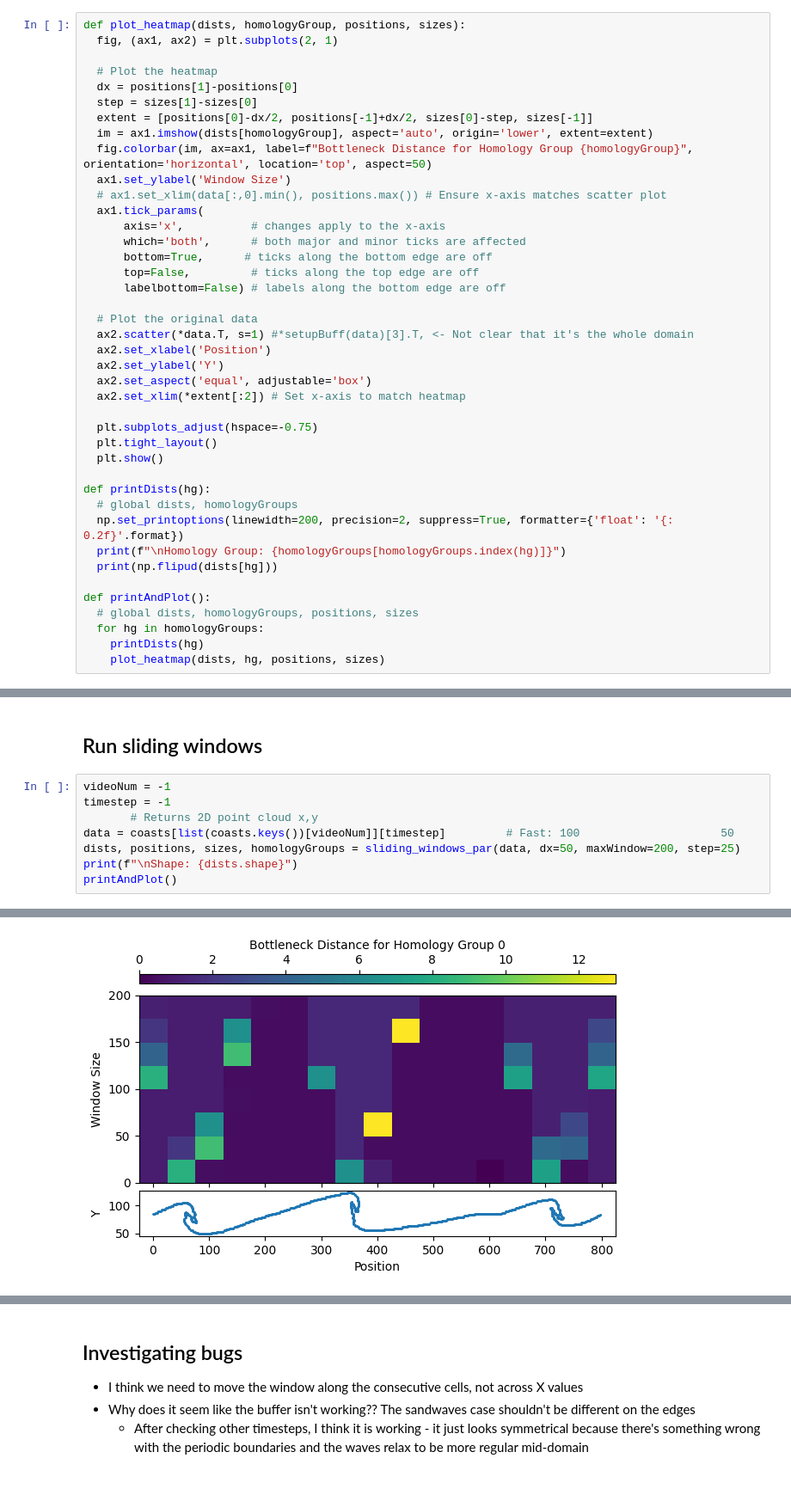
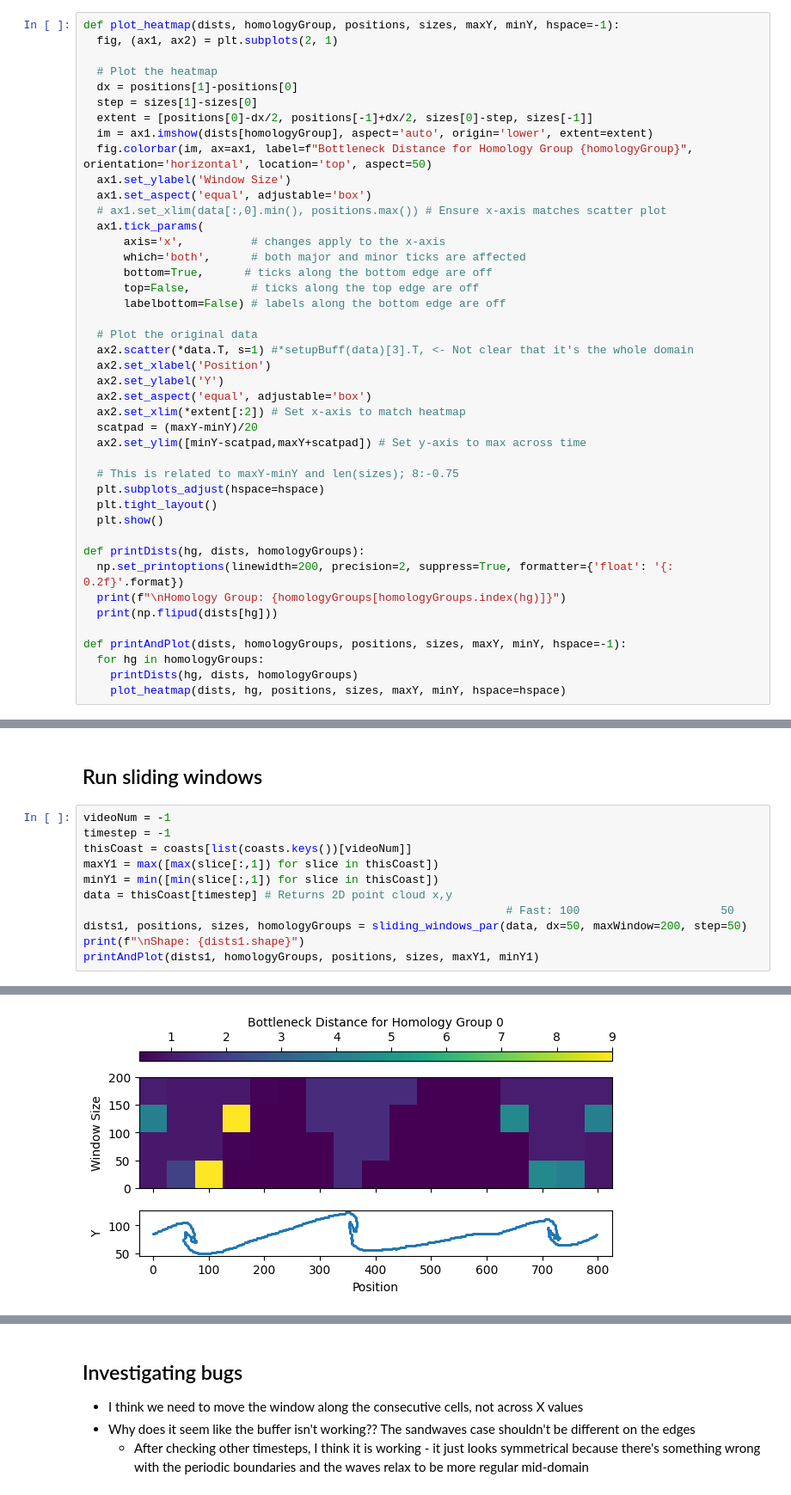
Before and after one commit to dmcdoug/Topology-of-Shoreline-Features, a Jupyter notebook: sliding_window.ipynb, the cells around one changed output, grey strips where cells are left out. Shown: that part at 86% size. Drawn from its saved outputs; the diff is of its cells as text.

```diff
--- a/sliding_window.ipynb
+++ b/sliding_window.ipynb
@@ -152,7 +152,7 @@ def sliding_windows_par(pointCloud, homologyGroups=None, dx=None, maxWindow=None
 # %% [markdown]
 ## Functions for plotting heatmaps
 # %%
-def plot_heatmap(dists, homologyGroup, positions, sizes):
+def plot_heatmap(dists, homologyGroup, positions, sizes, maxY, minY, hspace=-1):
   fig, (ax1, ax2) = plt.subplots(2, 1)
 
   # Plot the heatmap
@@ -162,6 +162,7 @@ def plot_heatmap(dists, homologyGroup, positions, sizes):
   im = ax1.imshow(dists[homologyGroup], aspect='auto', origin='lower', extent=extent)
   fig.colorbar(im, ax=ax1, label=f"Bottleneck Distance for Homology Group {homologyGroup}", orientation='horizontal', location='top', aspect=50)
   ax1.set_ylabel('Window Size')
+  ax1.set_aspect('equal', adjustable='box')
   # ax1.set_xlim(data[:,0].min(), positions.max()) # Ensure x-axis matches scatter plot
   ax1.tick_params(
       axis='x',          # changes apply to the x-axis
@@ -176,21 +177,22 @@ def plot_heatmap(dists, homologyGroup, positions, sizes):
   ax2.set_ylabel('Y')
   ax2.set_aspect('equal', adjustable='box')
   ax2.set_xlim(*extent[:2]) # Set x-axis to match heatmap
+  scatpad = (maxY-minY)/20
+  ax2.set_ylim([minY-scatpad,maxY+scatpad]) # Set y-axis to max across time
 
-  plt.subplots_adjust(hspace=-0.75)
+  # This is related to maxY-minY and len(sizes); 8:-0.75
+  plt.subplots_adjust(hspace=hspace)
   plt.tight_layout()
   plt.show()
 
-def printDists(hg):
-  # global dists, homologyGroups
+def printDists(hg, dists, homologyGroups):
   np.set_printoptions(linewidth=200, precision=2, suppress=True, formatter={'float': '{: 0.2f}'.format})
   print(f"\nHomology Group: {homologyGroups[homologyGroups.index(hg)]}")
   print(np.flipud(dists[hg]))
 
-def printAndPlot():
-  # global dists, homologyGroups, positions, sizes
+def printAndPlot(dists, homologyGroups, positions, sizes, maxY, minY, hspace=-1):
   for hg in homologyGroups:
-    printDists(hg)
-    plot_heatmap(dists, hg, positions, sizes)
+    printDists(hg, dists, homologyGroups)
+    plot_heatmap(dists, hg, positions, sizes, maxY, minY, hspace=hspace)
 # %% [markdown]
 ## Read in data
@@ -216,10 +222,13 @@ data = coasts[list(coasts.keys())[videoNum]][timestep]
 # %%
 videoNum = -1
 timestep = -1
-       # Returns 2D point cloud x,y
-data = coasts[list(coasts.keys())[videoNum]][timestep]         # Fast: 100                     50
-dists, positions, sizes, homologyGroups = sliding_windows_par(data, dx=50, maxWindow=200, step=25)
-print(f"\nShape: {dists.shape}")
-printAndPlot()
+thisCoast = coasts[list(coasts.keys())[videoNum]]
+maxY1 = max([max(slice[:,1]) for slice in thisCoast])
+minY1 = min([min(slice[:,1]) for slice in thisCoast])
+data = thisCoast[timestep] # Returns 2D point cloud x,y
+                                                               # Fast: 100                     50
+dists1, positions, sizes, homologyGroups = sliding_windows_par(data, dx=50, maxWindow=200, step=50)
+print(f"\nShape: {dists1.shape}")
+printAndPlot(dists1, homologyGroups, positions, sizes, maxY1, minY1)
 # %% [output]
 Positions: [  0  50 100 150 200 250 300 350 400 450 500 550 600 650 700 750 800]
@@ -242,3 +251,3 @@ Homology Groups: [0, 1]
-[figure, old version]
+[figure, new version]
 Homology Group: 1
 [[ 1.42  1.42  1.42  1.42  0.00  0.00  0.62  0.62  0.62  0.62  0.00  0.00  0.00  0.50  0.50  0.50  1.42]
```
Also changed, not shown: parts of 11 cells of this notebook.
